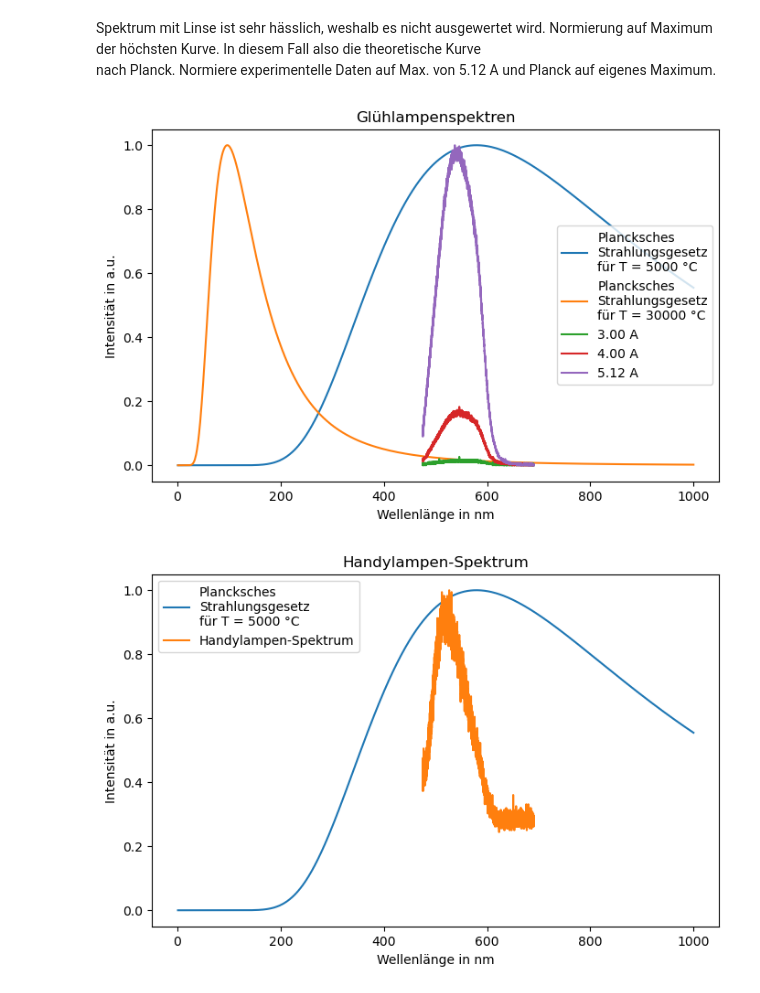
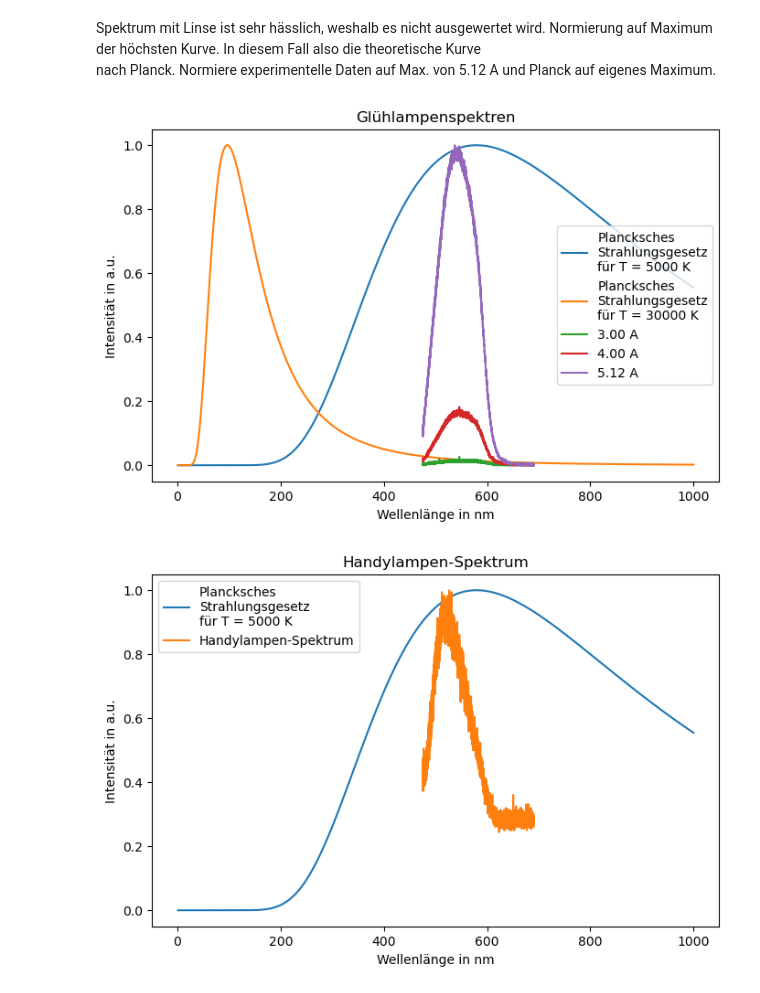
Before and after one commit to hannes-ebe/F-Prak-B, a Jupyter notebook: Jodbanden/gluehlampe.ipynb, the cells around one changed output. Cells and saved outputs as stored; diff of their text form; code cells hidden in the pictures.

```diff
--- a/Jodbanden/gluehlampe.ipynb
+++ b/Jodbanden/gluehlampe.ipynb
@@ -109,36 +109,36 @@ spek512_4 = Glueh('data/Gluehlampenspektrum/spek_-4_512.dat',norm=True_or_False)
 
 
 fig = plt.figure(figsize=(8,5))
 
 Temp = 5000
 lam = np.linspace(1e-9,1000e-9,1000)
 int_lam = spek512.planck(lam,Temp)
 norm_factor_planck = max(int_lam)
-plt.plot(lam*1e9,int_lam/norm_factor_planck,label=f'Plancksches\nStrahlungsgesetz\nfür T = {Temp} °C')
+plt.plot(lam*1e9,int_lam/norm_factor_planck,label=f'Plancksches\nStrahlungsgesetz\nfür T = {Temp} K')
 
 Temp = 30000
 lam = np.linspace(1e-9,1000e-9,1000)
 int_lam = spek512.planck(lam,Temp)
 norm_factor_planck = max(int_lam)
-plt.plot(lam*1e9,int_lam/norm_factor_planck,label=f'Plancksches\nStrahlungsgesetz\nfür T = {Temp} °C')
+plt.plot(lam*1e9,int_lam/norm_factor_planck,label=f'Plancksches\nStrahlungsgesetz\nfür T = {Temp} K')
 
 norm_factor = max(spek512.intensity)
 
 plt.plot(spek300.steps_to_lambda(spek300.steps,p),spek300.intensity/norm_factor,label='3.00 A')
 plt.plot(spek400.steps_to_lambda(spek400.steps,p),spek400.intensity/norm_factor,label='4.00 A')
 plt.plot(spek512.steps_to_lambda(spek512.steps,p),spek512.intensity/norm_factor,label='5.12 A')
 # plt.plot(spek512_4.steps_to_lambda(spek512_4.steps,p),spek512_4.intensity/norm_factor)
 # plt.plot(linse0.steps_to_lambda(linse0.steps,p),linse0.intensity/norm_factor)
 
 
 plt.legend(loc=5)
 plt.xlabel('Wellenlänge in nm')
 plt.ylabel('Intensität in a.u.')
 plt.title('Glühlampenspektren')
 
 plt.savefig('plots/gluehlampenspektren.pdf')
 # %% [output]
-[figure, old version]
+[figure, new version]
 # %%
 handy = Glueh('data/handy_spektrum_-4_ohnelinse.dat')
 
```
Also changed, not shown: parts of 1 cell of this notebook.
